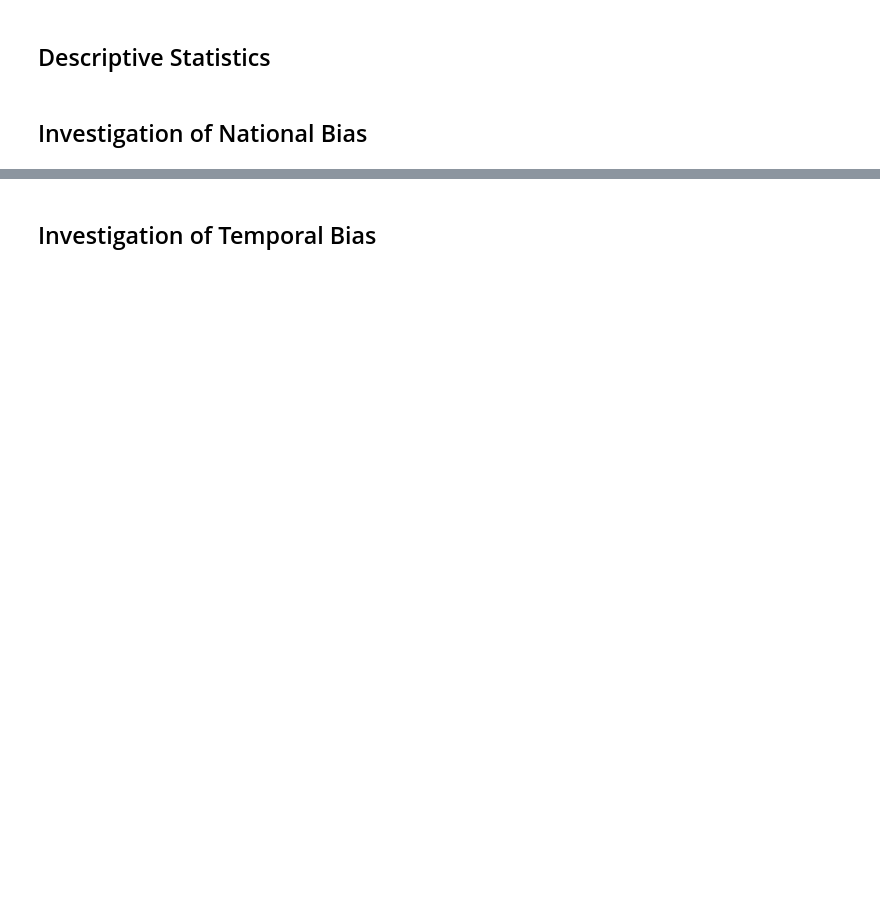
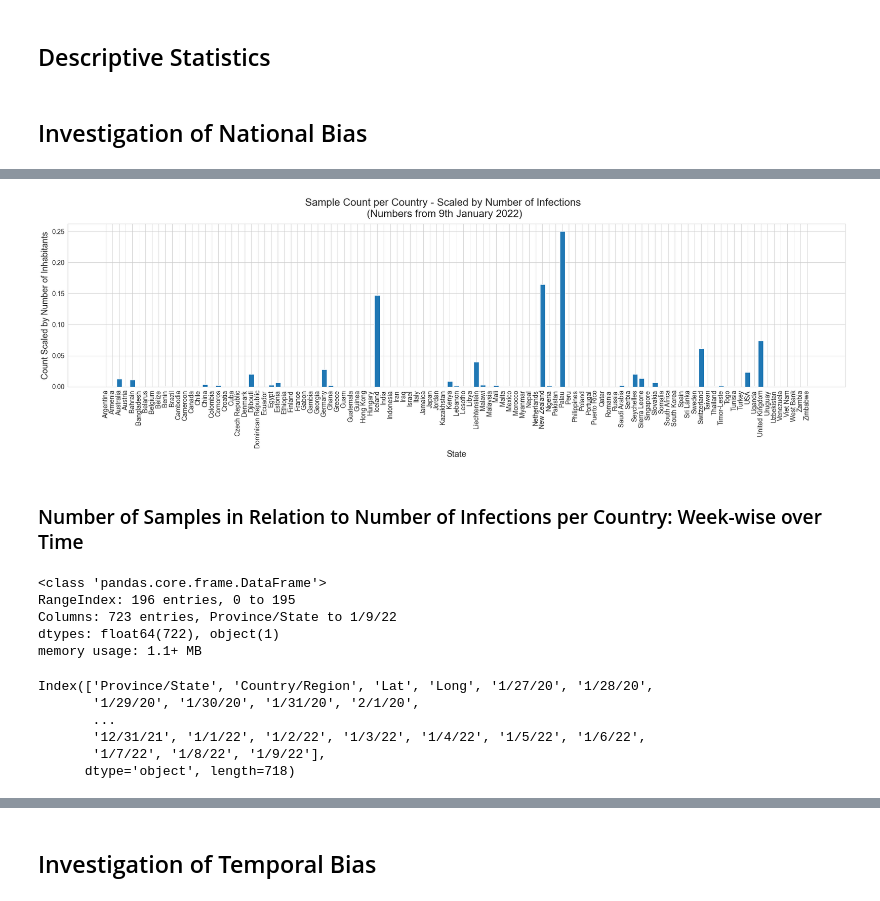
Before and after one commit to ninaihde/sampling-bias-cov19, a Jupyter notebook: src/create_general_insights.ipynb, the cells around one changed output, grey strips where cells are left out. Cells and saved outputs as stored; diff of their text form; code cells hidden in the pictures; blank space fills up the shorter version.

```diff
--- a/src/create_general_insights.ipynb
+++ b/src/create_general_insights.ipynb
@@ -185,0 +306,6 @@ memory usage: 438.3+ KB
+# %%
+# Get count of each country
+country_counts = pd.DataFrame(df['country'].value_counts().sort_index())
+country_counts.reset_index(level=0, inplace=True)
+country_counts.rename(columns={'index': 'Country', 'country': 'Count'}, inplace=True)
+country_counts
@@ -185,0 +326,11 @@ memory usage: 438.3+ KB
+# %%
+import numpy as np
+
+def add_infection(country):
+    if country in countries_ts['Country/Region'].unique():
+        return countries_ts[countries_ts['Country/Region'] == country]['1/9/22'].iloc[0]
+    else:
+        return np.nan
+
+country_counts['Infections'] = country_counts.apply(lambda row: add_infection(str(row['Country'])), axis=1)
+country_counts
@@ -185,0 +351,4 @@ memory usage: 438.3+ KB
+# %%
+# Add column showing #samples/#infections ratio per country
+country_counts['Count_Infection_Ratio'] = country_counts['Count'] / country_counts['Infections']
+country_counts
@@ -185,0 +369,45 @@ memory usage: 438.3+ KB
+# %%
+# Remove countries that did not occur in time series data from JUH
+plotdata = country_counts[country_counts['Infections'] != np.nan]
+# %%
+# Generate bar plots with #samples/#infections on y-axis and country on x-axis
+import matplotlib.pyplot as plt
+import seaborn as sns
+
+sns.set_style('whitegrid')
+fig, _ = plt.subplots(figsize=(24, 8))
+plt.bar(plotdata['Country'].tolist(), plotdata['Count_Infection_Ratio'].tolist())
+
+fig.suptitle('Sample Count per Country - Scaled by Number of Infections\n (Numbers from 9th January 2022)', fontsize=22)
+plt.xlabel('State', fontsize=18)
+plt.ylabel('Count Scaled by Number of Inhabitants', fontsize=18)
+plt.xticks(fontsize=14, rotation=90)
+plt.yticks(fontsize=14)
+
+plt.tight_layout()
+fig.savefig('../plots/country_counts_by_infections.png', dpi=300)
+plt.close()
+# %% [output]
+[figure, added]
+# %% [markdown]
+### Number of Samples in Relation to Number of Infections per Country: Week-wise over Time
+# %%
+countries_ts = pd.read_csv('../data/JHU_countries_time_series_preprocessed.csv')
+countries_ts.info()
+# %% [output]
+<class 'pandas.core.frame.DataFrame'>
+RangeIndex: 196 entries, 0 to 195
+Columns: 723 entries, Province/State to 1/9/22
+dtypes: float64(722), object(1)
+memory usage: 1.1+ MB
+# %%
+# Remove some date columns to start on first Monday in dataset
+countries_ts = countries_ts.drop(['1/22/20', '1/23/20', '1/24/20', '1/25/20', '1/26/20'], axis=1)
+countries_ts.columns
+# %% [output]
+Index(['Province/State', 'Country/Region', 'Lat', 'Long', '1/27/20', '1/28/20',
+       '1/29/20', '1/30/20', '1/31/20', '2/1/20',
+       ...
+       '12/31/21', '1/1/22', '1/2/22', '1/3/22', '1/4/22', '1/5/22', '1/6/22',
+       '1/7/22', '1/8/22', '1/9/22'],
+      dtype='object', length=718)
```
Also changed, not shown: parts of 44 cells of this notebook, 3 other files.
